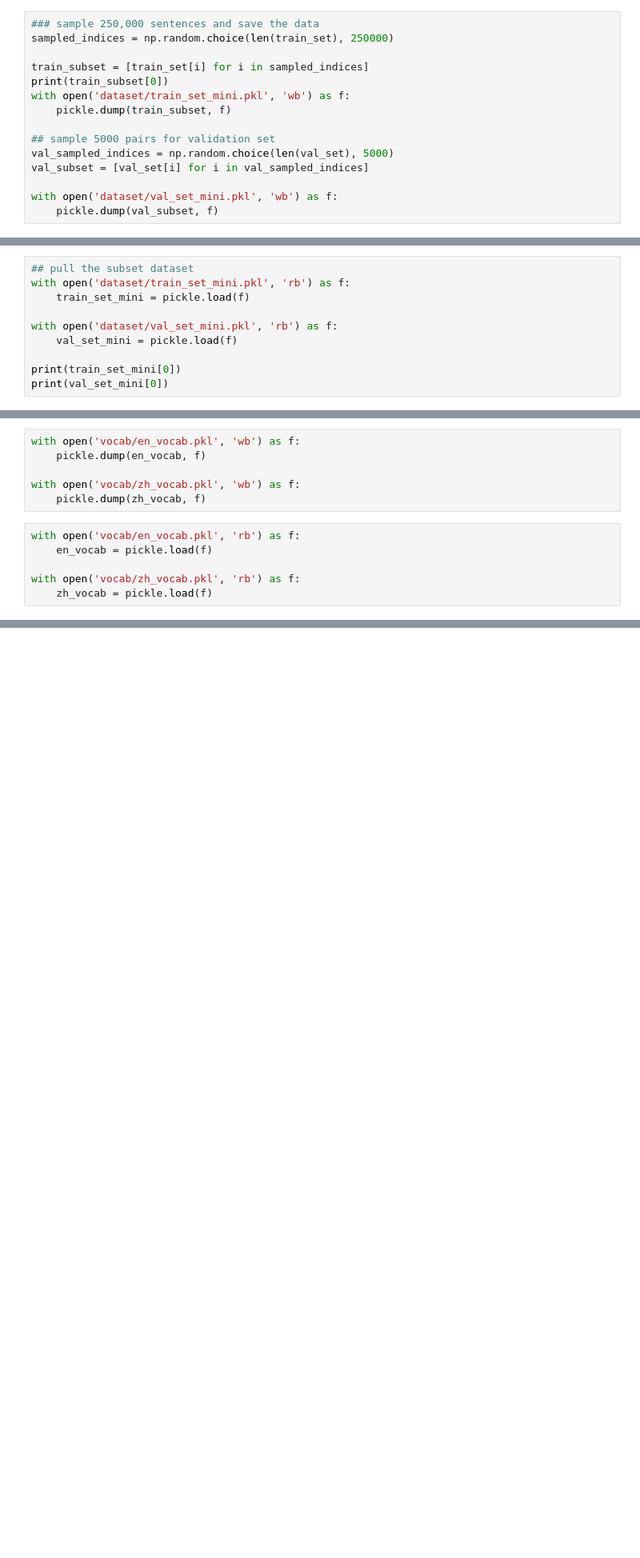
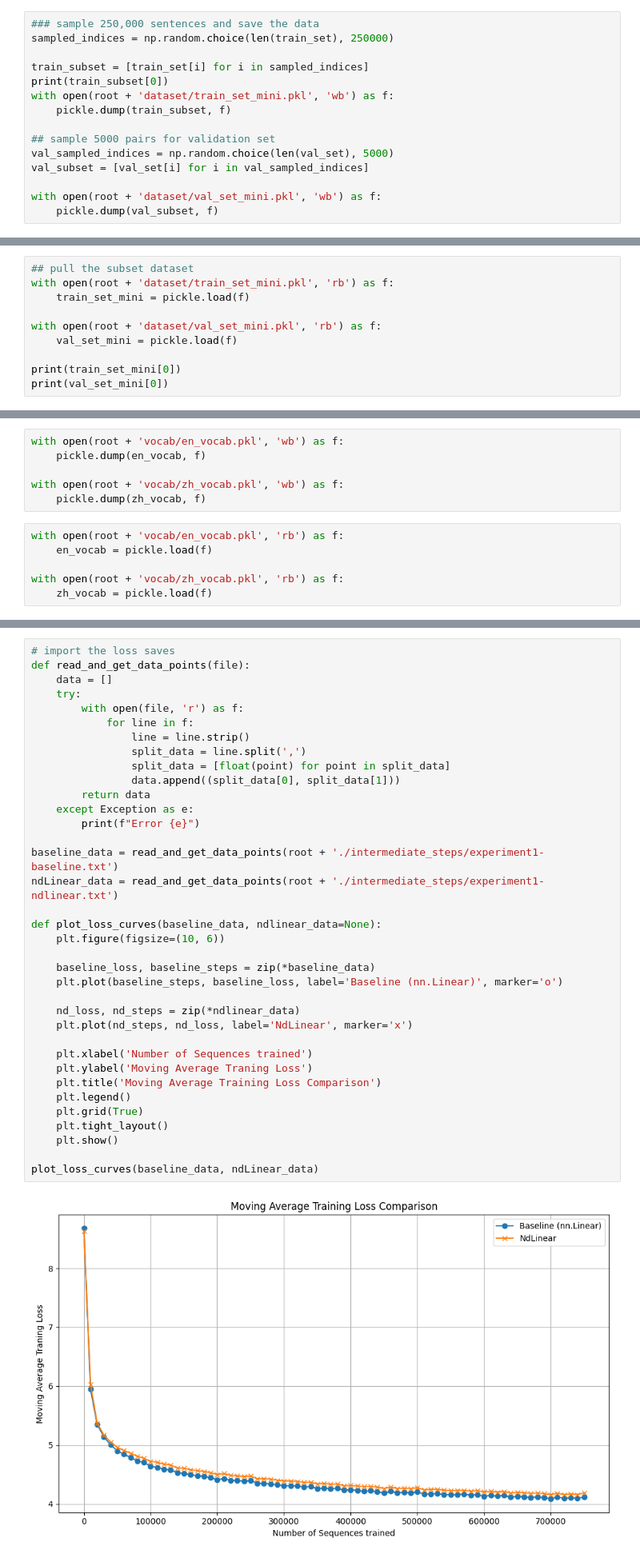
Before and after one commit to coloshword/Seq2SeqTranslation, a Jupyter notebook: benchmark.ipynb, the cells around one changed output, grey strips where cells are left out. Shown: that part at 80% size. Cells and saved outputs as stored; diff of their text form; blank space fills up the shorter version.

```diff
--- a/benchmark.ipynb
+++ b/benchmark.ipynb
@@ -57,13 +80,13 @@ sampled_indices = np.random.choice(len(train_set), 250000)
 
 train_subset = [train_set[i] for i in sampled_indices]
 print(train_subset[0])
-with open('dataset/train_set_mini.pkl', 'wb') as f:
+with open(root + 'dataset/train_set_mini.pkl', 'wb') as f:
     pickle.dump(train_subset, f)
 
 ## sample 5000 pairs for validation set
 val_sampled_indices = np.random.choice(len(val_set), 5000)
 val_subset = [val_set[i] for i in val_sampled_indices]
 
-with open('dataset/val_set_mini.pkl', 'wb') as f:
+with open(root + 'dataset/val_set_mini.pkl', 'wb') as f:
     pickle.dump(val_subset, f)
 # %% [output]
@@ -71,9 +94,9 @@ with open('dataset/val_set_mini.pkl', 'wb') as f:
 # %%
 ## pull the subset dataset
-with open('dataset/train_set_mini.pkl', 'rb') as f:
+with open(root + 'dataset/train_set_mini.pkl', 'rb') as f:
     train_set_mini = pickle.load(f)
 
-with open('dataset/val_set_mini.pkl', 'rb') as f:
+with open(root + 'dataset/val_set_mini.pkl', 'rb') as f:
     val_set_mini = pickle.load(f)
 
 print(train_set_mini[0])
@@ -167,13 +190,13 @@ print(len(zh_vocab))
 # %%
-with open('vocab/en_vocab.pkl', 'wb') as f:
+with open(root + 'vocab/en_vocab.pkl', 'wb') as f:
     pickle.dump(en_vocab, f)
 
-with open('vocab/zh_vocab.pkl', 'wb') as f:
+with open(root + 'vocab/zh_vocab.pkl', 'wb') as f:
     pickle.dump(zh_vocab, f)
 # %%
-with open('vocab/en_vocab.pkl', 'rb') as f:
+with open(root + 'vocab/en_vocab.pkl', 'rb') as f:
     en_vocab = pickle.load(f)
 
-with open('vocab/zh_vocab.pkl', 'rb') as f:
+with open(root + 'vocab/zh_vocab.pkl', 'rb') as f:
     zh_vocab = pickle.load(f)
 # %% [markdown]
@@ -410,0 +617,38 @@ Total training time: 8.561107873916626
+# %%
+# import the loss saves
+def read_and_get_data_points(file):
+    data = []
+    try:
+        with open(file, 'r') as f:
+            for line in f:
+                line = line.strip()
+                split_data = line.split(',')
+                split_data = [float(point) for point in split_data]
+                data.append((split_data[0], split_data[1]))
+        return data
+    except Exception as e:
+        print(f"Error {e}")
+
+baseline_data = read_and_get_data_points(root + './intermediate_steps/experiment1-baseline.txt')
+ndLinear_data = read_and_get_data_points(root + './intermediate_steps/experiment1-ndlinear.txt')
+
+def plot_loss_curves(baseline_data, ndlinear_data=None):
+    plt.figure(figsize=(10, 6))
+
+    baseline_loss, baseline_steps = zip(*baseline_data)
+    plt.plot(baseline_steps, baseline_loss, label='Baseline (nn.Linear)', marker='o')
+
+    nd_loss, nd_steps = zip(*ndlinear_data)
+    plt.plot(nd_steps, nd_loss, label='NdLinear', marker='x')
+
+    plt.xlabel('Number of Sequences trained')
+    plt.ylabel('Moving Average Traning Loss')
+    plt.title('Moving Average Training Loss Comparison')
+    plt.legend()
+    plt.grid(True)
+    plt.tight_layout()
+    plt.show()
+
+plot_loss_curves(baseline_data, ndLinear_data)
+# %% [output]
+[figure, added]
```
Also changed, not shown: parts of 36 cells of this notebook.
